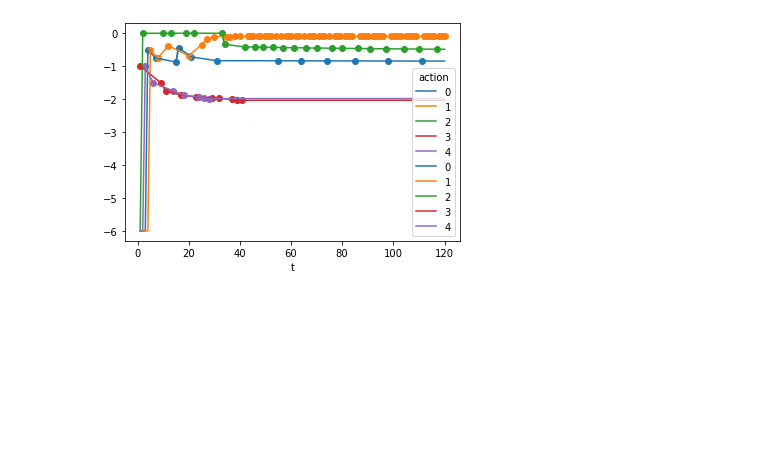
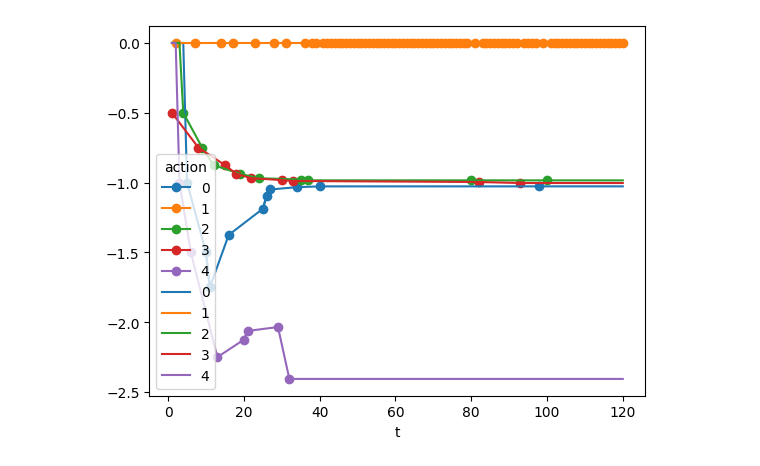
Before and after one commit to lukasgehrke/2022-CHI-neuroadaptive-haptics, a Jupyter notebook: neuro_haptics/aleks/log_analysis.ipynb, the cells around one changed output. Drawn from its saved outputs; the diff is of its cells as text; code cells hidden in the pictures; blank space fills up the shorter version.

```diff
--- a/neuro_haptics/aleks/log_analysis.ipynb
+++ b/neuro_haptics/aleks/log_analysis.ipynb
@@ -2,7 +2,8 @@
 import pandas as pd
 import matplotlib.pyplot as plt
 # %%
-log_filename = '/Users/schnuckiputz/other/git/2022-CHI-neuroadaptive-haptics/neuro_haptics/aleks/rl/logs/log-2024-08-15_12-02-20.csv'
+# log_filename = r'D:\Lukas\2022-CHI-neuroadaptive-haptics\neuro_haptics\aleks\rl\logs\log-2024-08-21_17-30-12.csv'
+log_filename = r'D:\Lukas\2022-CHI-neuroadaptive-haptics\neuro_haptics\aleks\rl\logs\log-2024-10-02_18-01-03.csv'
 # specify the column names in the comments in the header
 df = pd.read_csv(log_filename, skiprows=1, names=['timestamp', 't', 'action', 'reward', 'new_Q_value', 'alpha', 'epsilon'])
 
@@ -22,14 +23,14 @@ df_plot = df.pivot(index='t', columns='action', values='new_Q_value')
 # %%
 df_plot = df.pivot(index='t', columns='action', values='new_Q_value')
 ax = df_plot.plot(marker='o')  # This uses the default color cycle
 
 colors = [line.get_color() for line in ax.get_lines()]
 
 df_plot = df_plot.interpolate()
-df_plot = df_plot.fillna(-6.0)
+df_plot = df_plot.fillna(0.0)
 
 df_plot.plot(ax=ax, color=colors)
 
 plt.show()
 # %% [output]
-[figure, old version]
+[figure, new version]
```
Also changed, not shown: parts of 1 cell of this notebook, 2 other files.
